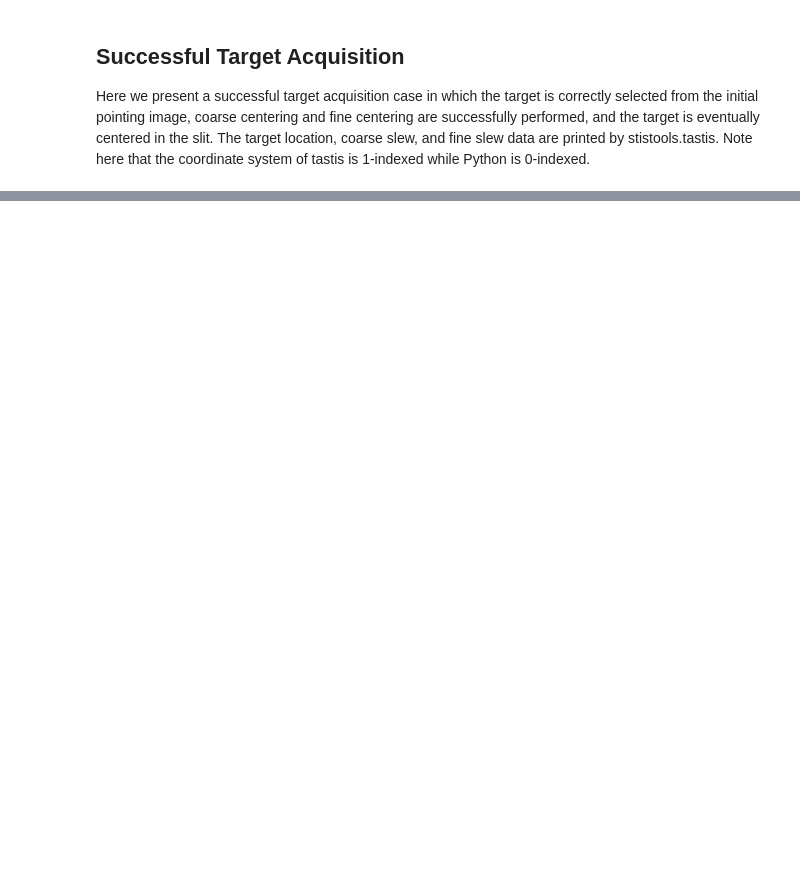
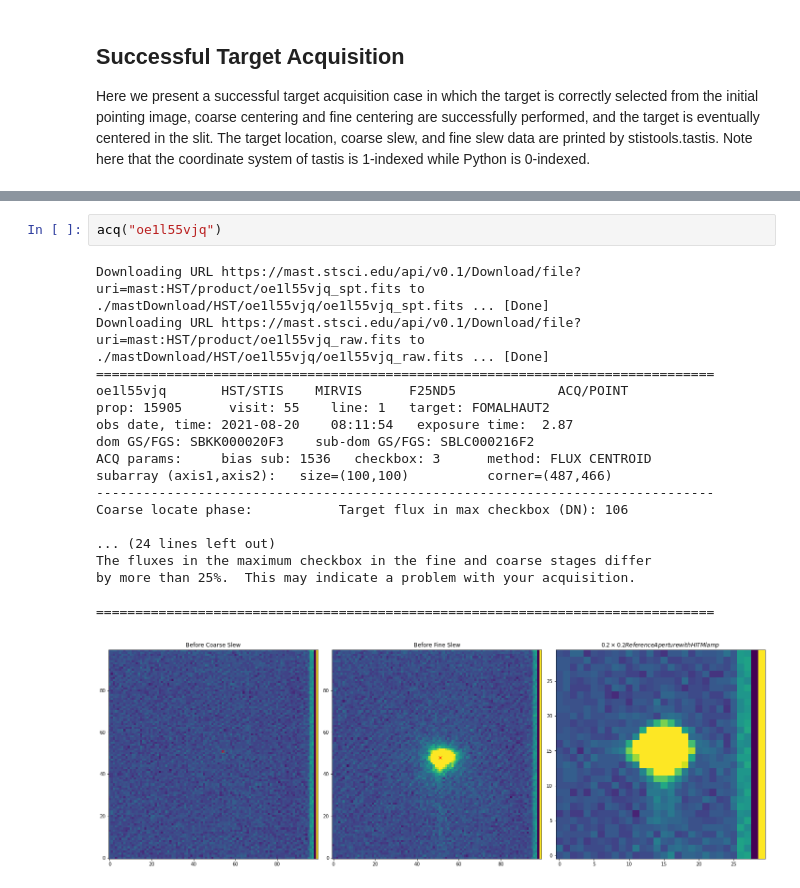
Before and after one commit to spacetelescope/STIS-Notebooks, a Jupyter notebook: acquisition/acq.ipynb, the cells around one changed output, grey strips where cells are left out. Drawn from its saved outputs; the diff is of its cells as text; blank space fills up the shorter version.

```diff
--- a/acquisition/acq.ipynb
+++ b/acquisition/acq.ipynb
@@ -168,0 +212,21 @@ by more than 25%.  This may indicate a problem with your acquisition.
+# %%
+acq("oe1l55vjq")
+# %% [output]
+Downloading URL https://mast.stsci.edu/api/v0.1/Download/file?uri=mast:HST/product/oe1l55vjq_spt.fits to ./mastDownload/HST/oe1l55vjq/oe1l55vjq_spt.fits ... [Done]
+Downloading URL https://mast.stsci.edu/api/v0.1/Download/file?uri=mast:HST/product/oe1l55vjq_raw.fits to ./mastDownload/HST/oe1l55vjq/oe1l55vjq_raw.fits ... [Done]
+===============================================================================
+oe1l55vjq       HST/STIS    MIRVIS      F25ND5             ACQ/POINT
+prop: 15905      visit: 55    line: 1   target: FOMALHAUT2
+obs date, time: 2021-08-20    08:11:54   exposure time:  2.87
+dom GS/FGS: SBKK000020F3    sub-dom GS/FGS: SBLC000216F2
+ACQ params:     bias sub: 1536   checkbox: 3      method: FLUX CENTROID
+subarray (axis1,axis2):   size=(100,100)          corner=(487,466)
+-------------------------------------------------------------------------------
+Coarse locate phase:           Target flux in max checkbox (DN): 106
+
+... (24 lines left out)
+The fluxes in the maximum checkbox in the fine and coarse stages differ
+by more than 25%.  This may indicate a problem with your acquisition.
+
+===============================================================================
+[figure, added]
```
Also changed, not shown: parts of 15 cells of this notebook.
